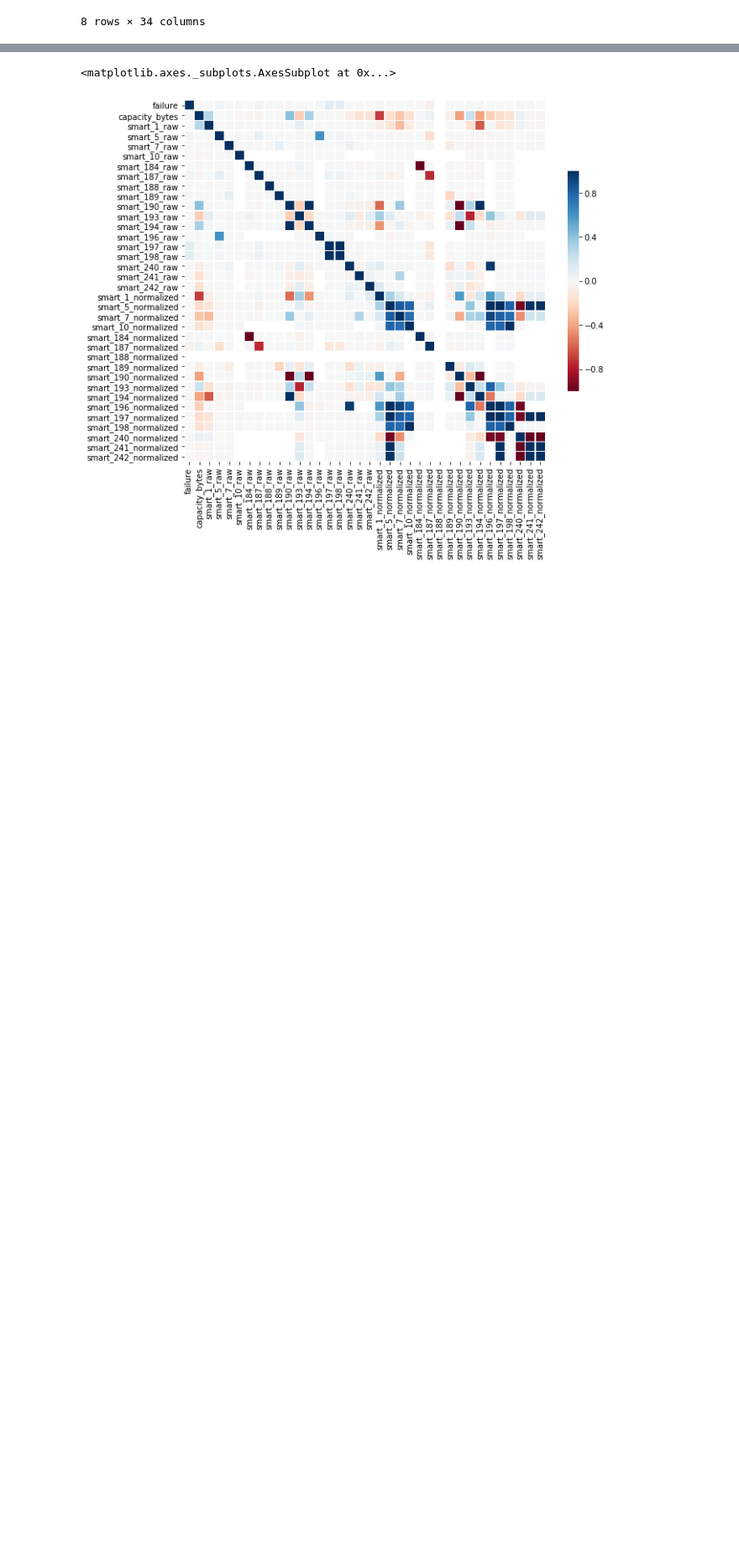
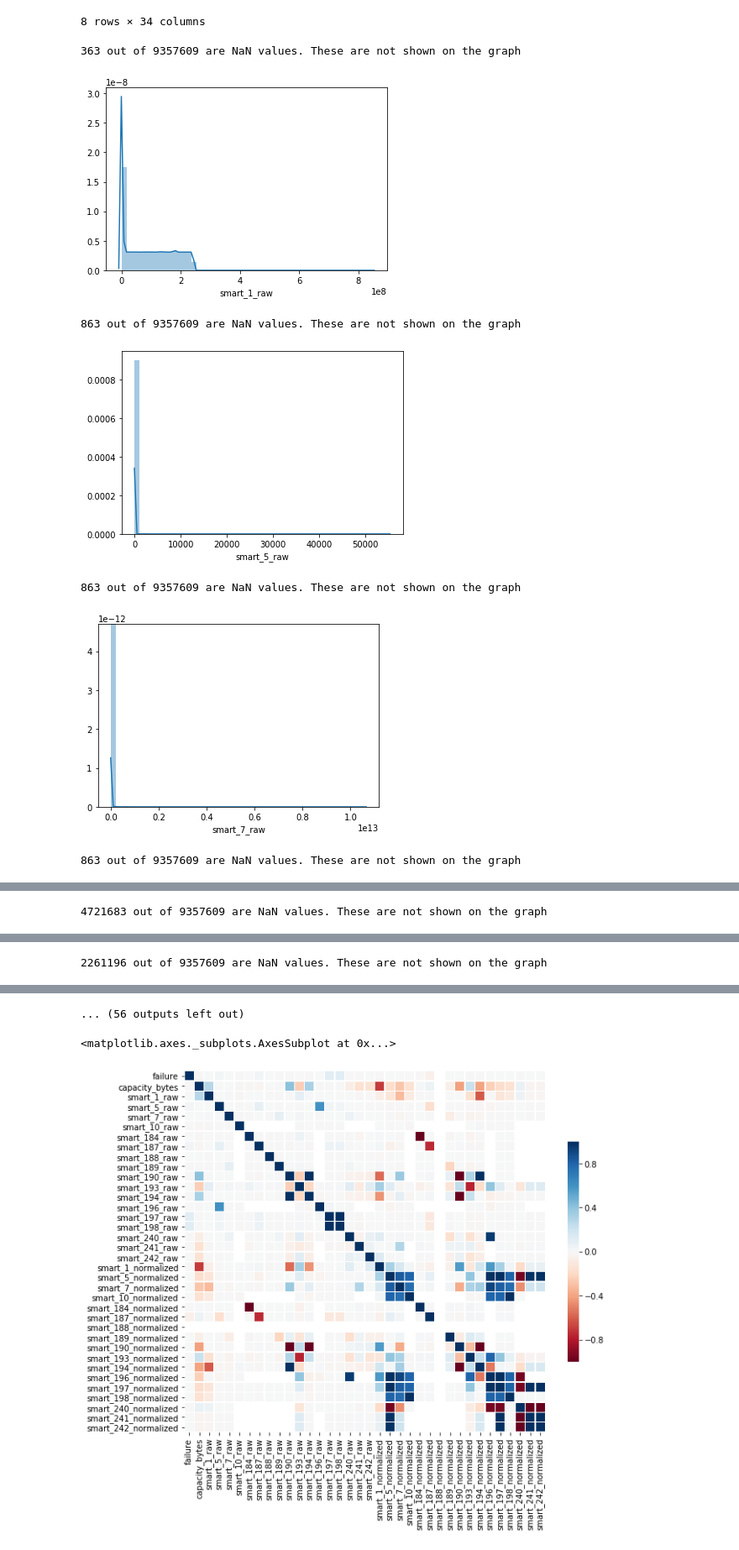
Before and after one commit to aicoe-aiops/ceph_drive_failure, a Jupyter notebook: dask_data_explorer.ipynb, the cells around one changed output, grey strips where cells are left out. Shown at 84% size. Drawn from its saved outputs; the diff is of its cells as text; code cells hidden in the pictures; blank space fills up the shorter version.

```diff
--- a/dask_data_explorer.ipynb
+++ b/dask_data_explorer.ipynb
@@ -504,3 +504,24 @@ summary
 | 75% | 1.688201e+08 | 0.000000e+00 | 1.268629e+09 | 0.000000e+00 | 0.000000e+00 | 0.000000e+00 | 0.000000e+00 | ... |
 | max | 8.449025e+08 | 5.532000e+04 | 1.064935e+13 | 3.276800e+05 | 7.200000e+01 | 5.240000e+02 | 6.013057e+11 | ... |
 8 rows × 34 columns
+# %%
+# plot histograms for overall data
+# it would probably be more insightful to do this per vendor, but start with overall
+# dont make the hist if all values are nan
+hist_cols = nan_count.index[nan_count['percent'] != 100]    # + ['failure', 'capacity_bytes']
+for col in hist_cols:
+    # get all the values for this column
+    data = df[col].compute()
+
+    # plot only the non null values
+    print(data.isna().sum(), 'out of', data.shape[0], 'are NaN values. These are not shown on the graph below')
+    sns.distplot(data[~data.isna()])
+    plt.show()
+# %% [output]
+363 out of 9357609 are NaN values. These are not shown on the graph
+[figure, added]
+863 out of 9357609 are NaN values. These are not shown on the graph
+[figure, added]
+863 out of 9357609 are NaN values. These are not shown on the graph
+[figure, added]
+863 out of 9357609 are NaN values. These are not shown on the graph
@@ -506,0 +529 @@ summary
+4721683 out of 9357609 are NaN values. These are not shown on the graph
@@ -506,0 +531 @@ summary
+2261196 out of 9357609 are NaN values. These are not shown on the graph
@@ -507,3 +533,4 @@ summary
+... (56 outputs left out)
 # %%
 # correlation with failure
 # corr_cols = ['failure', 'capacity_bytes'] + crit_cols_raw + crit_cols_normalized
```
Also changed, not shown: parts of 14 cells of this notebook.
